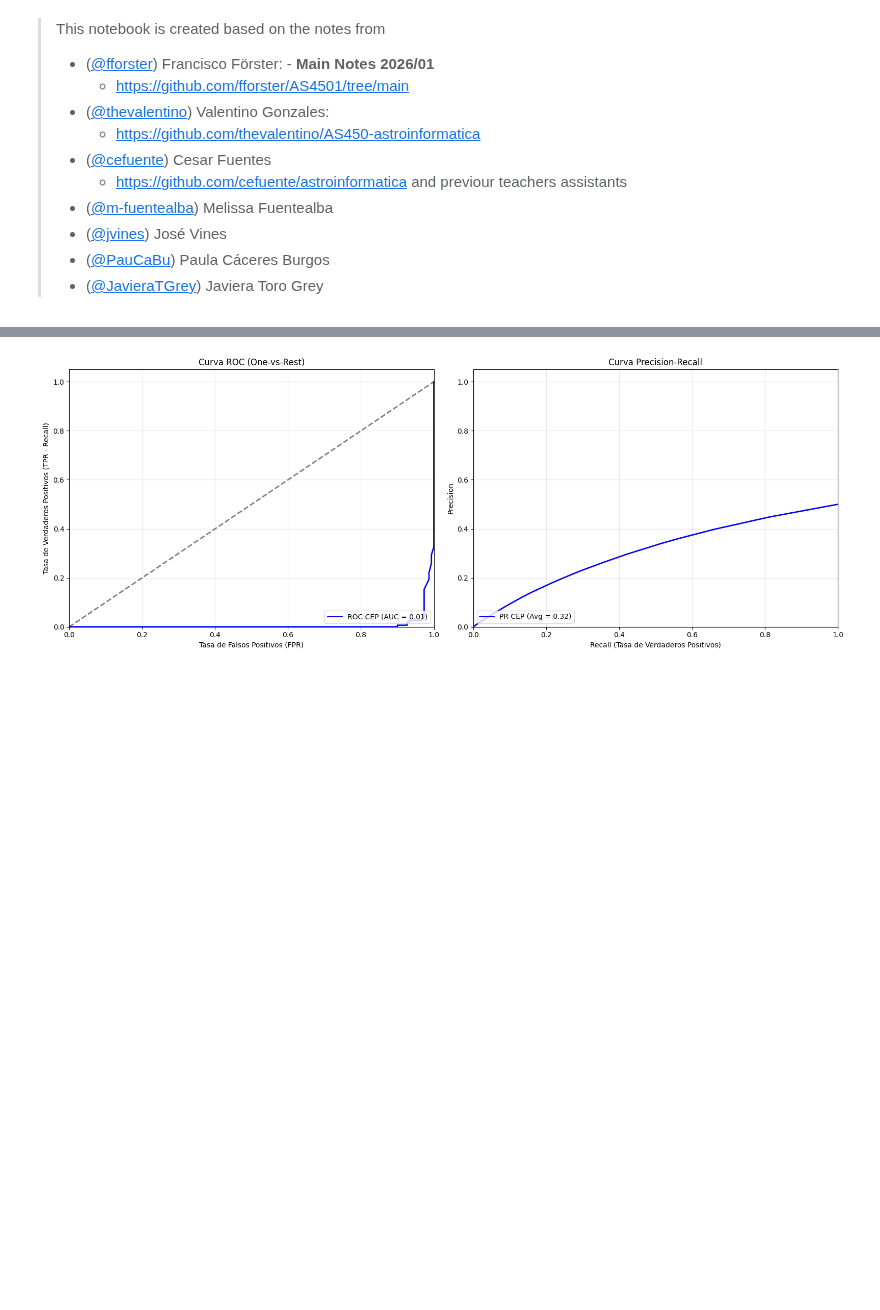
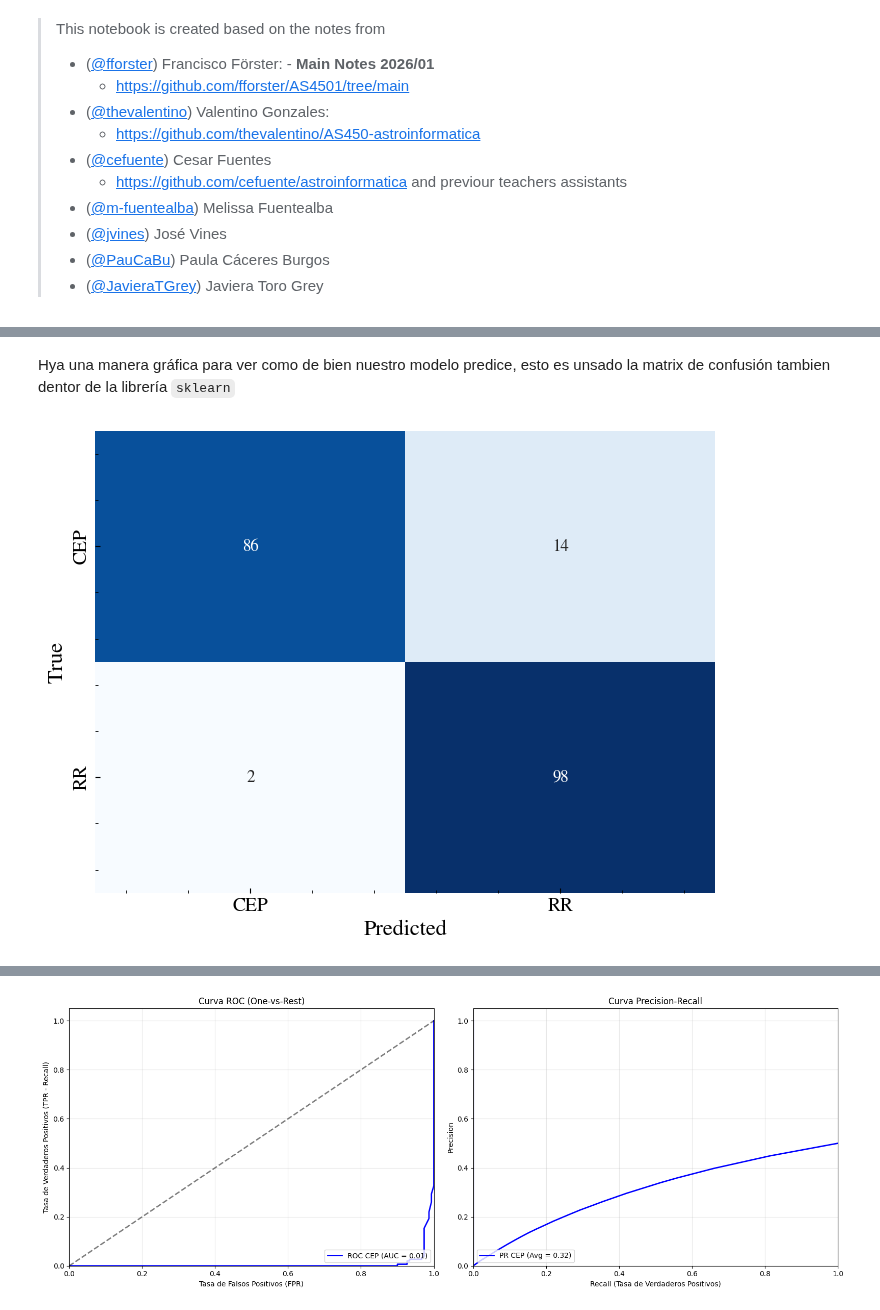
Before and after one commit to jurados/AS4501_Astroinformatic, a Jupyter notebook: Auxiliar/AUX4_SuperviserML.ipynb, the cells around one changed output, grey strips where cells are left out. Cells and saved outputs as stored; diff of their text form; code cells hidden in the pictures; blank space fills up the shorter version.

```diff
--- a/Auxiliar/AUX4_SuperviserML.ipynb
+++ b/Auxiliar/AUX4_SuperviserML.ipynb
@@ -124,0 +157,13 @@ Name: count, dtype: int64
+# %%
+
+# Forzamos la columna target_class a string estándar (a veces Astropy la deja como bytes tipo b'CEP')
+df['target_class'] = df['target_class'].apply(lambda x: x.decode('utf-8') if isinstance(x, bytes) else str(x))
+
+print(f" -> Tamaño del DataFrame crudo: {df.shape[0]} filas.")
+print(df['target_class'].value_counts())
+
+print("\n[4] Mezclando datos (shuffle)...")
+df = df.sample(frac=1, random_state=42).reset_index(drop=True)
+
+print("\nDistribución final de clases lista para Machine Learning:")
+print(df['target_class'].value_counts())
@@ -192,0 +257,15 @@ weighted avg       0.96      0.96      0.96       300
+# %% [markdown]
+Hya una manera gráfica para ver como de bien nuestro modelo predice, esto es unsado la matrix de confusión tambien dentor de la librería `sklearn`
+# %%
+from sklearn.metrics import confusion_matrix
+
+fig, ax = plt.subplots()
+cm = confusion_matrix(y_test, y_pred, labels=knn.classes_)
+sns.heatmap(cm, annot=True, fmt='d', cmap='Blues',
+            xticklabels=knn.classes_, yticklabels=knn.classes_, cbar=False, ax=ax)
+ax.set_xlabel('Predicted')
+ax.set_ylabel('True')
+
+plt.show()
+# %% [output]
+[figure, added]
```
Also changed, not shown: parts of 17 cells of this notebook, 2 other files.
